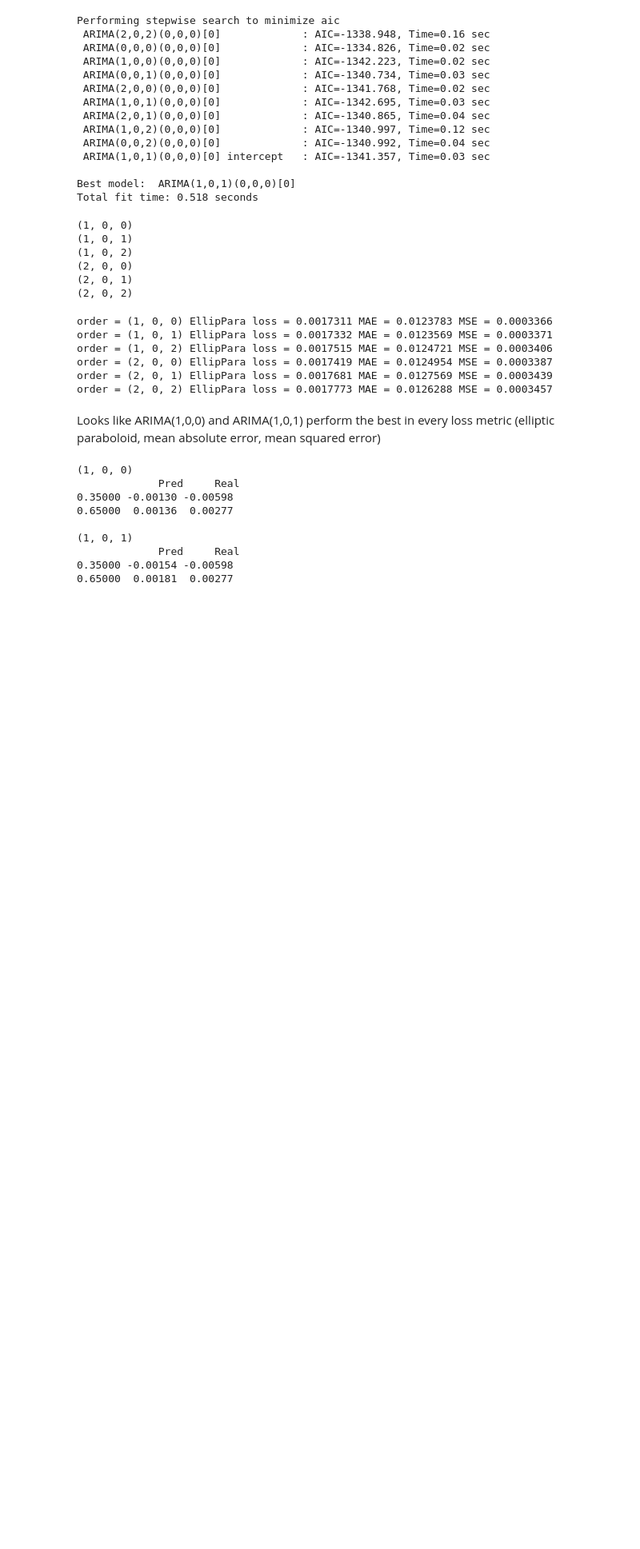
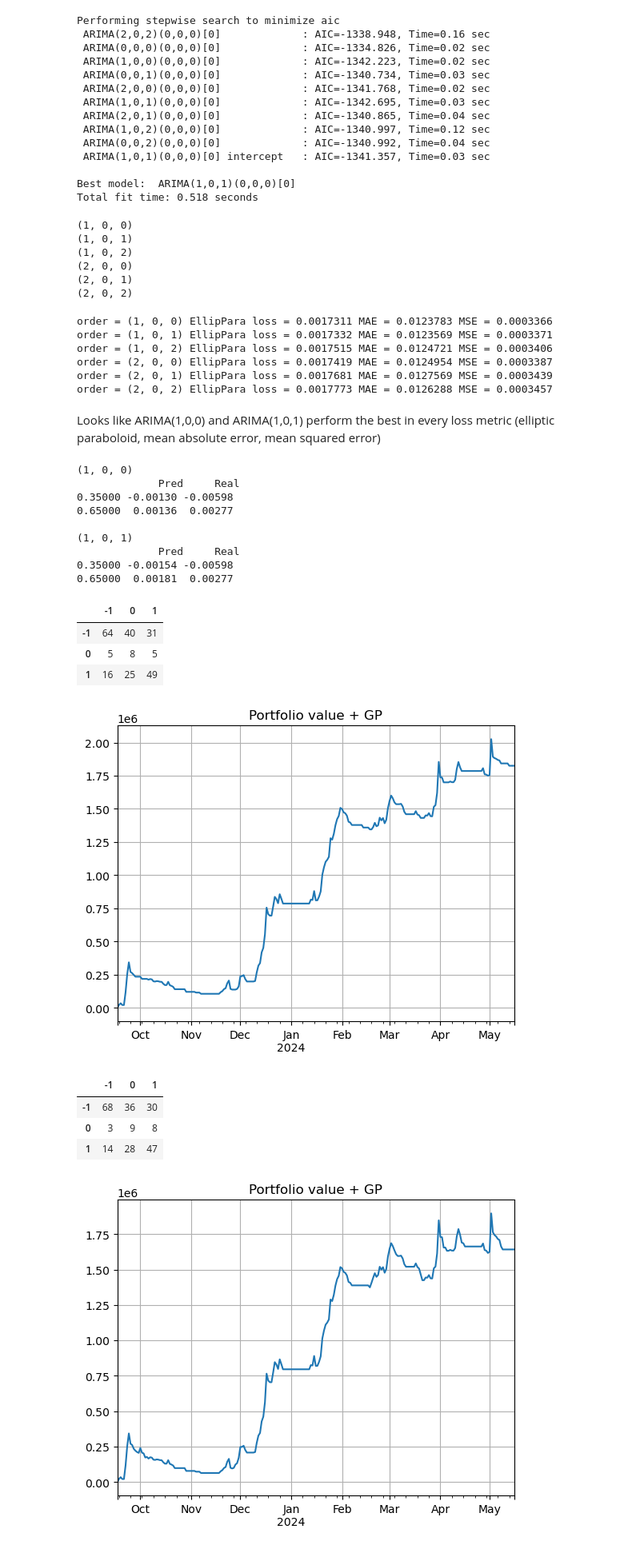
Before and after one commit to codyjcao/osrs-ge, a Jupyter notebook: osrs_whip_experimenting.ipynb, the cells around one changed output. Shown at 80% size. Drawn from its saved outputs; the diff is of its cells as text; code cells hidden in the pictures; blank space fills up the shorter version.

```diff
--- a/osrs_whip_experimenting.ipynb
+++ b/osrs_whip_experimenting.ipynb
@@ -184,18 +217,31 @@ a, b= res[(1,0,1)]['ret_df']['Pred'].quantile([.35,.65])
 # %%
 # naive trading strategy of selling and buying when pred is outside of the 35th and 65th percentiles
 # limit to one whip
+
+from sklearn.metrics import confusion_matrix
+
+q_s = .35
+q_b = .65
+
 start_gp = 5e6
 for order in orders:
     df_res = res[order]['ret_df']
-    Q_s, Q_b = df_res['Pred'].quantile([.35,.65])
+    Q_s, Q_b = df_res['Pred'].quantile([q_s,q_b])
     df_res['signal'] = 1*(df_res['Pred'] >= Q_b) - 1*(df_res['Pred'] <= Q_s)
+    df_res['actual'] = 1*(df_res['Real'] >= Q_b) - 1*(df_res['Real'] <= Q_s)
 
+    display(pd.DataFrame(confusion_matrix(df_res['actual'],df_res['signal']),
+                        index = [-1,0,1],columns=[-1,0,1]))
 
-def trading_strategy(signal_series,max_allowable = None,starting_stack = 0):
-    if max_allowable is None: # no inventory/position constraints
-        res_df = pd.merge()
-        pass
-
-
-    else:
-        pass
+    trading_strategy(df_res,2)
+# %% [output]
+|  | -1 | 0 | 1 |
+| -1 | 64 | 40 | 31 |
+| 0 | 5 | 8 | 5 |
+| 1 | 16 | 25 | 49 |
+[figure, added]
+|  | -1 | 0 | 1 |
+| -1 | 68 | 36 | 30 |
+| 0 | 3 | 9 | 8 |
+| 1 | 14 | 28 | 47 |
+[figure, added]
```
Also changed, not shown: parts of 8 cells of this notebook.
